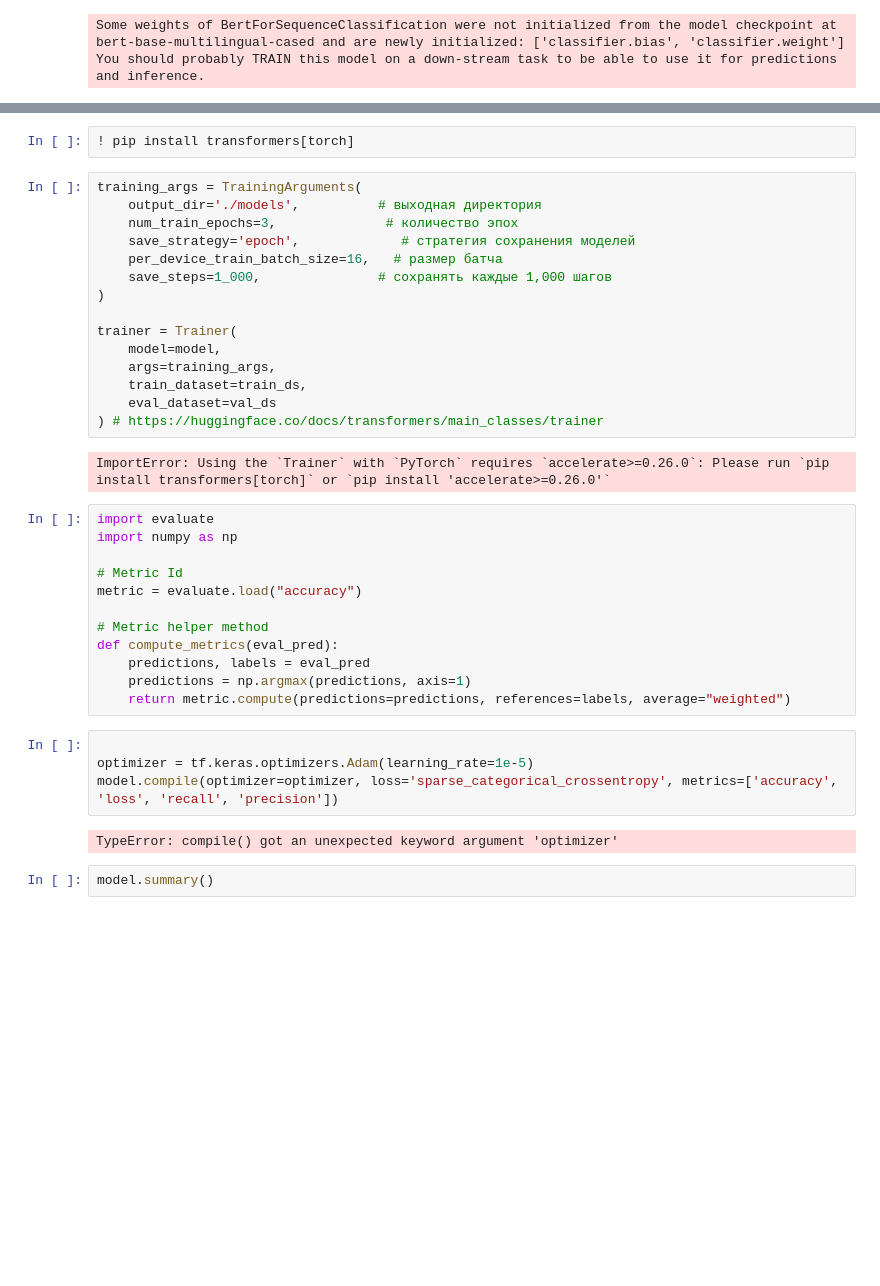
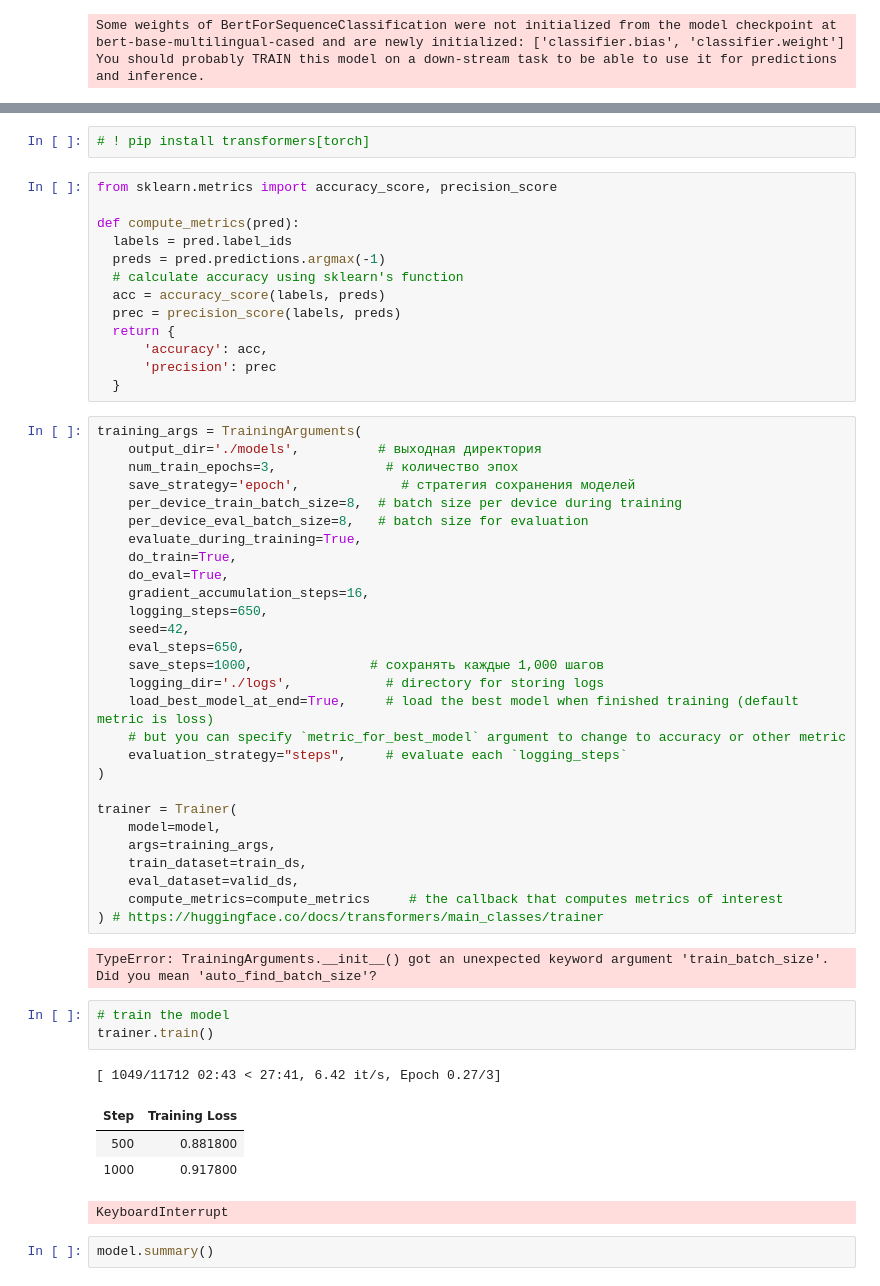
Before and after one commit to AliyaBadmaeva/PDP, a Jupyter notebook: Badmaeva_A_A__PDP.ipynb, the cells around one changed output, grey strips where cells are left out. Drawn from its saved outputs; the diff is of its cells as text; blank space fills up the shorter version.

```diff
--- a/Badmaeva_A_A__PDP.ipynb
+++ b/Badmaeva_A_A__PDP.ipynb
@@ -351,40 +347,57 @@ You should probably TRAIN this model on a down-stream task to be able to use it
 # %%
-! pip install transformers[torch]
+# ! pip install transformers[torch]
+# %%
+from sklearn.metrics import accuracy_score, precision_score
+
+def compute_metrics(pred):
+  labels = pred.label_ids
+  preds = pred.predictions.argmax(-1)
+  # calculate accuracy using sklearn's function
+  acc = accuracy_score(labels, preds)
+  prec = precision_score(labels, preds)
+  return {
+      'accuracy': acc,
+      'precision': prec
+  }
 # %%
 training_args = TrainingArguments(
     output_dir='./models',          # выходная директория
     num_train_epochs=3,              # количество эпох
     save_strategy='epoch',             # стратегия сохранения моделей
-    per_device_train_batch_size=16,   # размер батча
-    save_steps=1_000,               # сохранять каждые 1,000 шагов
+    per_device_train_batch_size=8,  # batch size per device during training
+    per_device_eval_batch_size=8,   # batch size for evaluation
+    evaluate_during_training=True,
+    do_train=True,
+    do_eval=True,
+    gradient_accumulation_steps=16,
+    logging_steps=650,
+    seed=42,
+    eval_steps=650,
+    save_steps=1000,               # сохранять каждые 1,000 шагов
+    logging_dir='./logs',            # directory for storing logs
+    load_best_model_at_end=True,     # load the best model when finished training (default metric is loss)
+    # but you can specify `metric_for_best_model` argument to change to accuracy or other metric
+    evaluation_strategy="steps",     # evaluate each `logging_steps`
 )
 
 trainer = Trainer(
     model=model,
     args=training_args,
     train_dataset=train_ds,
-    eval_dataset=val_ds
+    eval_dataset=valid_ds,
+    compute_metrics=compute_metrics     # the callback that computes metrics of interest
 ) # https://huggingface.co/docs/transformers/main_classes/trainer
 # %% [output]
-ImportError: Using the `Trainer` with `PyTorch` requires `accelerate>=0.26.0`: Please run `pip install transformers[torch]` or `pip install 'accelerate>=0.26.0'`
+TypeError: TrainingArguments.__init__() got an unexpected keyword argument 'train_batch_size'. Did you mean 'auto_find_batch_size'?
-# %%
-import evaluate
-import numpy as np
-
-# Metric Id
-metric = evaluate.load("accuracy")
-
-# Metric helper method
-def compute_metrics(eval_pred):
-    predictions, labels = eval_pred
-    predictions = np.argmax(predictions, axis=1)
-    return metric.compute(predictions=predictions, references=labels, average="weighted")
-# %%
-
-optimizer = tf.keras.optimizers.Adam(learning_rate=1e-5)
-model.compile(optimizer=optimizer, loss='sparse_categorical_crossentropy', metrics=['accuracy', 'loss', 'recall', 'precision'])
-# %% [output]
-TypeError: compile() got an unexpected keyword argument 'optimizer'
+# %%
+# train the model
+trainer.train()
+# %% [output]
+[ 1049/11712 02:43 < 27:41, 6.42 it/s, Epoch 0.27/3]
+| Step | Training Loss |
+| 500 | 0.881800 |
+| 1000 | 0.917800 |
+KeyboardInterrupt
 # %%
 model.summary()
 # %% [output]
```
Also changed, not shown: parts of 9 cells of this notebook.
